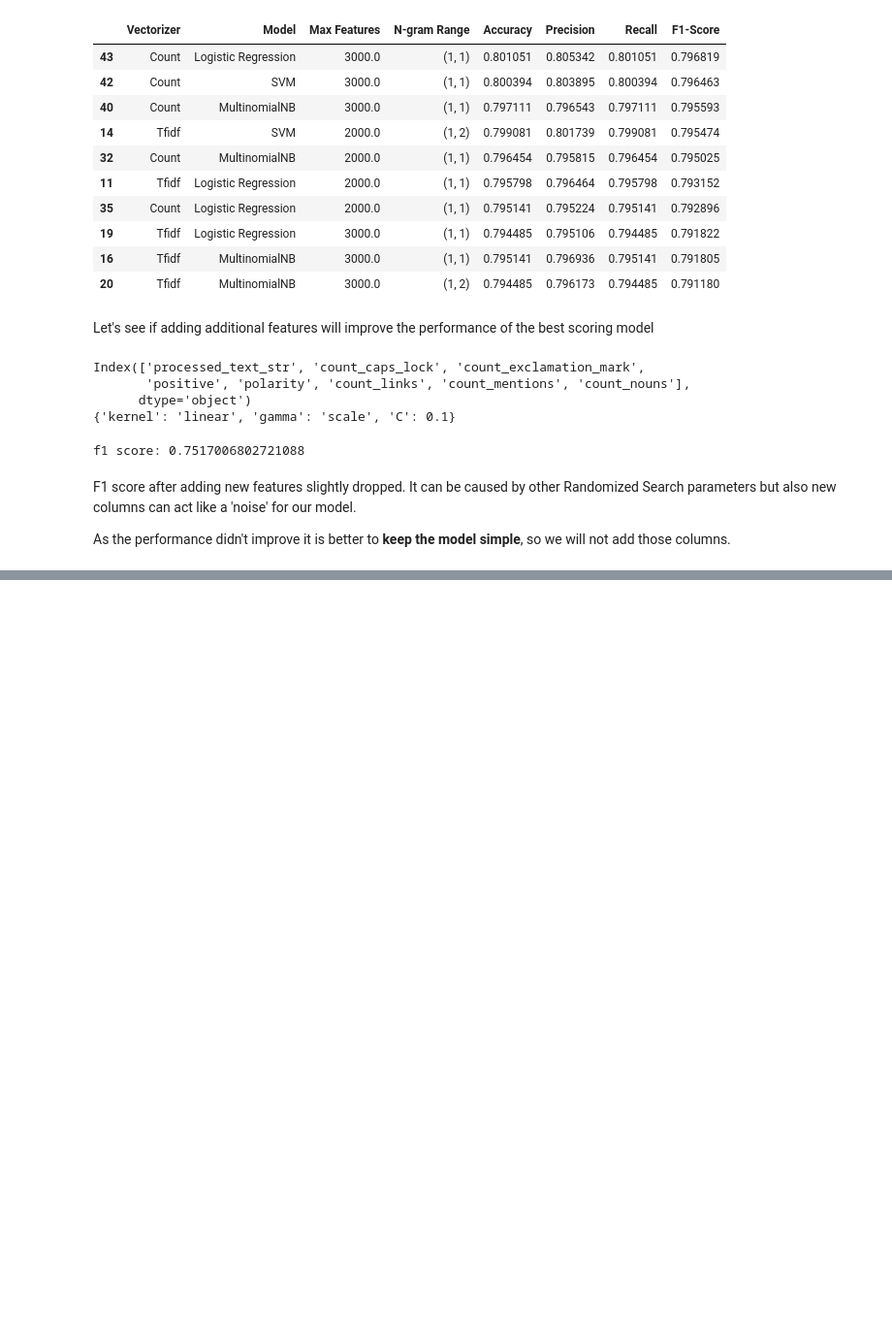
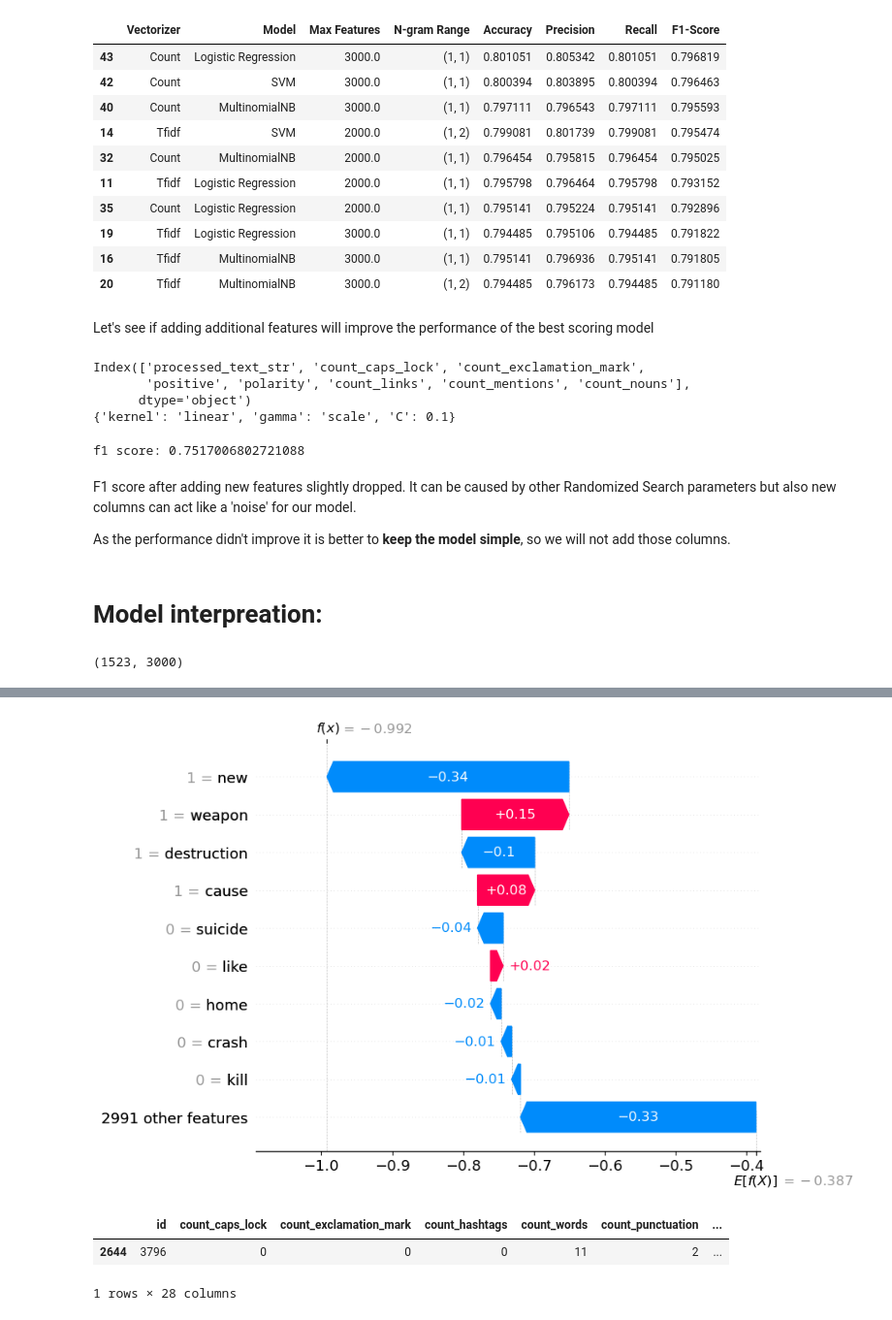
Before and after one commit to katarzynarogalska/DisasterTweets_KaggleCompetition, a Jupyter notebook: notebooks/Tweets_Feature_Engineering.ipynb, the cells around one changed output, grey strips where cells are left out. Shown at 97% size. Cells and saved outputs as stored; diff of their text form; code cells hidden in the pictures; blank space fills up the shorter version.

Commit message:
Shap for svm added

```diff
--- a/notebooks/Tweets_Feature_Engineering.ipynb
+++ b/notebooks/Tweets_Feature_Engineering.ipynb
@@ -323,3 +323,25 @@ f1 score: 0.7517006802721088
 F1 score after adding new features slightly dropped. It can be caused by other Randomized Search parameters but also new columns can act like a 'noise' for our model.
 
 As the performance didn't improve it is better to **keep the model simple**, so we will not add those columns.
+# %% [markdown]
+# Model interpreation:
+# %%
+import shap
+model = best_estimator
+vectorizer = CountVectorizer(max_features=3000, ngram_range=(1,1))
+
+X_train_transformed = vectorizer.fit_transform(X_train['processed_text_str']).toarray()
+X_test_transformed = vectorizer.transform(X_test['processed_text_str']).toarray()
+
+model.fit(X_train_transformed, y_train)
+
+feature_names = vectorizer.get_feature_names_out()
+explainer = shap.Explainer(model, X_train_transformed, feature_names=feature_names)
+shap_values = explainer(X_test_transformed)
+print(shap_values.shape)
+# %% [output]
+(1523, 3000)
+# %%
+shap.initjs()
+shap.plots.waterfall(shap_values[0])
+# %% [output]
@@ -325,0 +349,7 @@ As the performance didn't improve it is better to **keep the model simple**, so
+[figure, added]
+# %%
+X_test.head(1)
+# %% [output]
+|  | id | count_caps_lock | count_exclamation_mark | count_hashtags | count_words | count_punctuation | ... |
+| 2644 | 3796 | 0 | 0 | 0 | 11 | 2 | ... |
+1 rows × 28 columns
```
Also changed, not shown: parts of 2 cells of this notebook.
